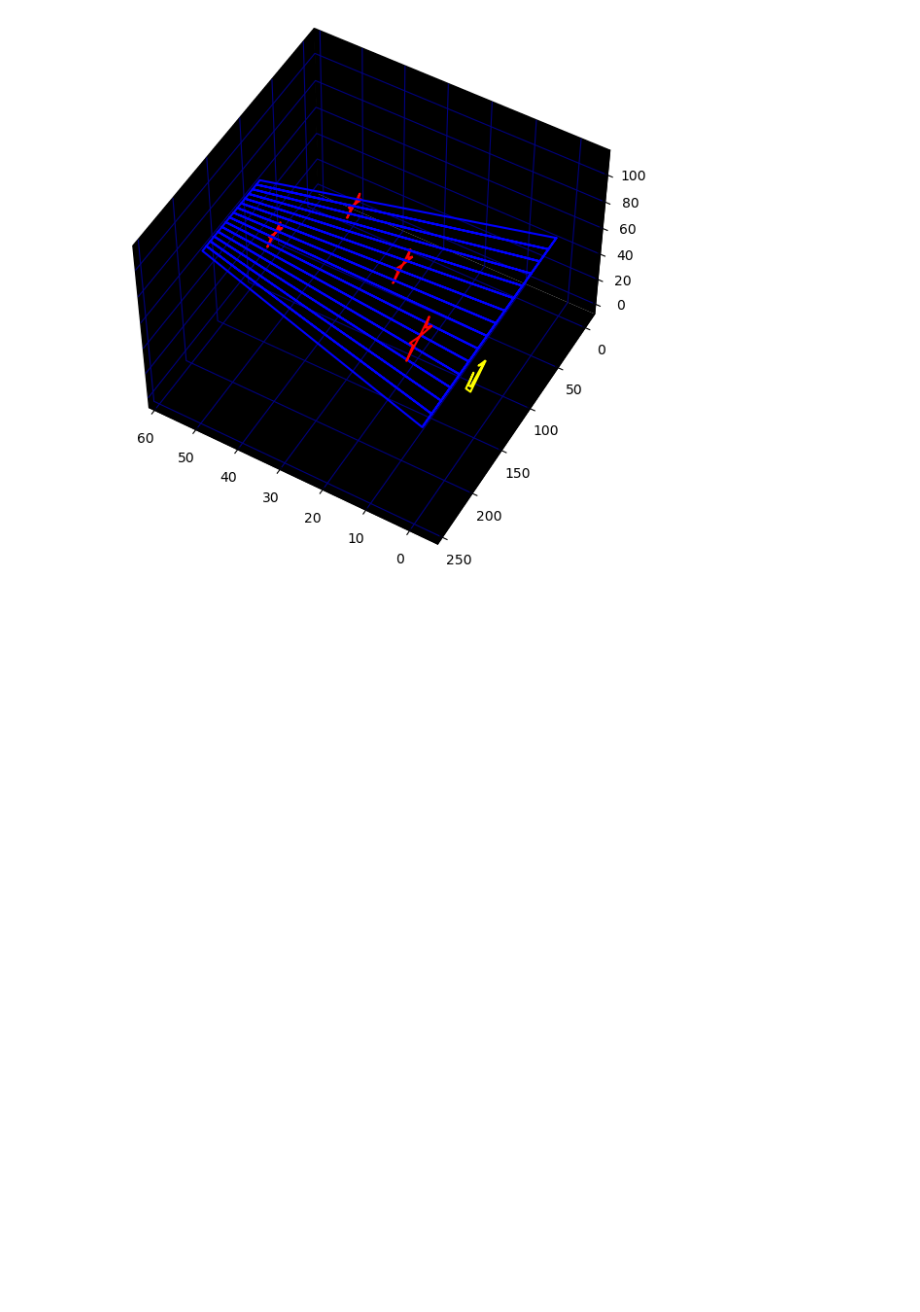
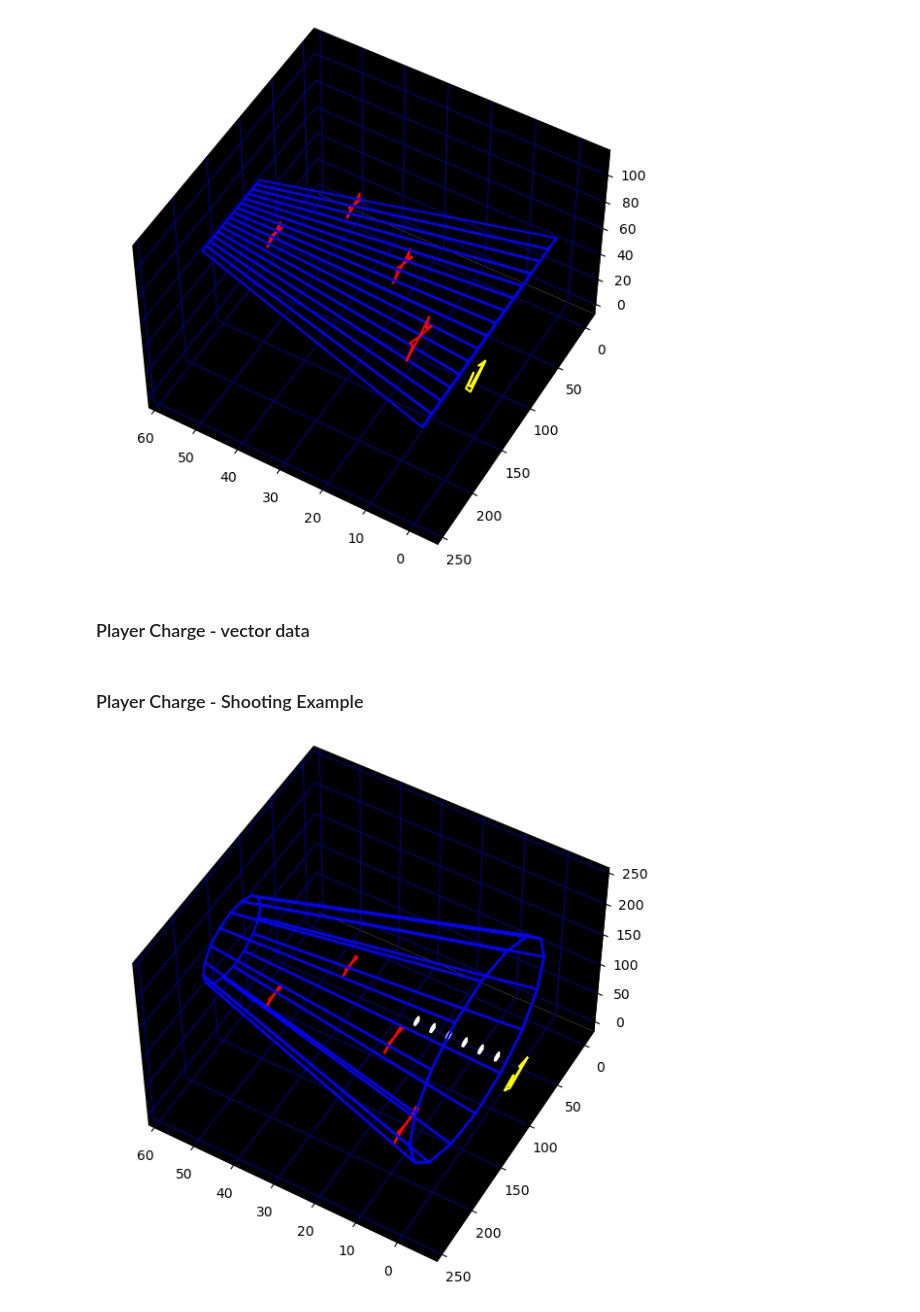
Before and after one commit to mwenge/TempestVsTempest, a Jupyter notebook: notebooks-tempest/attract mode - movement.ipynb, the cells around one changed output. Cells and saved outputs as stored; diff of their text form; code cells hidden in the pictures; blank space fills up the shorter version.

Commit message:
Update Attract Mode

```diff
--- a/notebooks-tempest/attract mode - movement.ipynb
+++ b/notebooks-tempest/attract mode - movement.ipynb
@@ -37,6 +37,13 @@ def vctr(color,x,y,i=""):
     if i == "0":
         return (x,y,"BLACK")
     return (x,y,colors.get(color,color))
+
+def scvec(old_x,old_y,color,x,y,i=0):
+    c = "BLACK" if i == 0 else colors.get(color,color)
+    vec=(x-old_x,y-old_y,c)
+    old_x = x
+    old_y = y
+    return (vec,old_x,old_y)
 
 def parse_vector_commands(vector_data,default_color="red"):
     # Read in the vector commands from the Tempest source code
@@ -56,6 +63,13 @@ def parse_vector_commands(vector_data,default_color="red"):
         if cmd in ["ICVEC","ICALVE"]:
             vecs+=[(0,0,"BLACK")]
             old_x,old_y=0,0
+        elif cmd == "SCDOT":
+            # SCVEC
+            parms = [int(x.replace('.',''),16) for x in parms[0].split(',')]
+            vec,old_x,old_y = scvec(old_x,old_y,color,*parms)
+            vecs+=[vec]
+            # VCTR
+            vecs+=[vctr(color,"0","0","CB")]
         elif cmd == "VEC":
             # A 0,0 origin is implicit.
             if len(vecs) == 0:
@@ -297,3 +319,5 @@ makeWebAndClawDiagram(plane_web_vertices, objects_vertices,
                       filename=f"attract_mode_movement/movement_example1_after.png")
 # %% [output]
 [figure]
+# %% [markdown]
+### Player Charge - vector data
@@ -299,0 +351,35 @@ makeWebAndClawDiagram(plane_web_vertices, objects_vertices,
+# %% [markdown]
+### Player Charge - Shooting Example
+# %%
+AZIMUTH=120
+ELEVATION = 50
+objects_vertices = []
+claw_vertices = setObjectVertices(claw_data, scale=5, zpos=-8,
+                                xoffset=20, yoffset=20, color="yellow", inverty=False)
+objects_vertices += [(claw_vertices,"yellow")]
+
+flipper_vertices = setObjectVertices(flipper_data, scale=3, zpos=40,
+                                xoffset=18, yoffset=20, color="yellow", inverty=False)
+objects_vertices += [(flipper_vertices,"red")]
+
+flipper_vertices = setObjectVertices(flipper_data, scale=4, zpos=20,
+                                xoffset=28, yoffset=20, color="yellow", inverty=False)
+objects_vertices += [(flipper_vertices,"red")]
+
+flipper_vertices = setObjectVertices(flipper_data, scale=3, zpos=50,
+                                xoffset=38, yoffset=20, color="yellow", inverty=False)
+objects_vertices += [(flipper_vertices,"red")]
+
+flipper_vertices = setObjectVertices(flipper_data, scale=5, zpos=5,
+                                xoffset=38, yoffset=20, color="yellow", inverty=False)
+objects_vertices += [(flipper_vertices,"red")]
+
+for z in range(4,28,4):
+    charge_vertices = setObjectVertices(charge_data, scale=0.3, zpos=z,
+                                    xoffset=204, yoffset=20, color="yellow", inverty=False)
+    objects_vertices += [(charge_vertices,"white")]
+
+makeWebAndClawDiagram(circle_web_vertices, objects_vertices,
+                      filename=f"attract_mode_movement/shooting_between.png")
+# %% [output]
+[figure, added]
```
Also changed, not shown: parts of 12 cells of this notebook, 5 other files.
